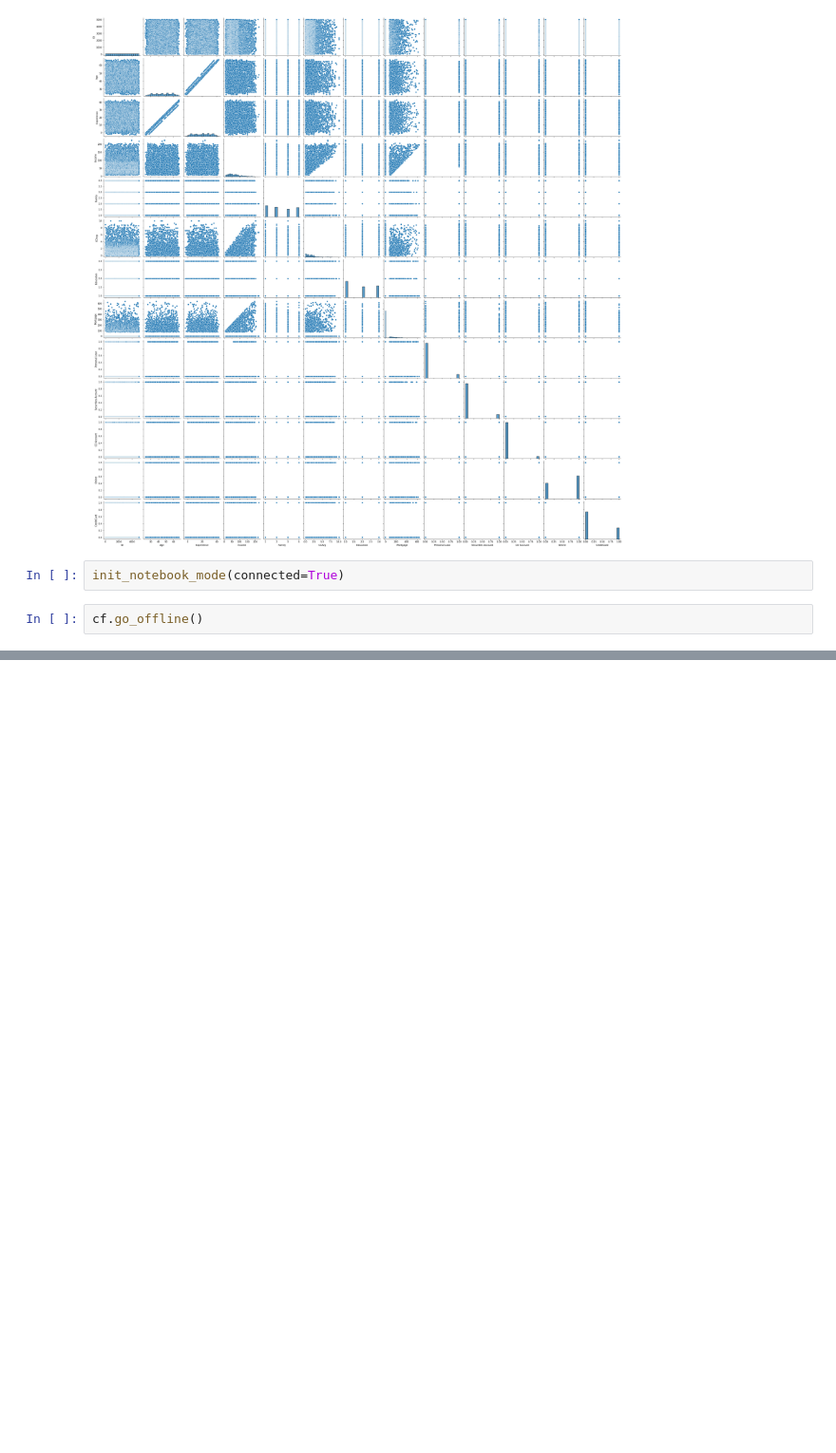
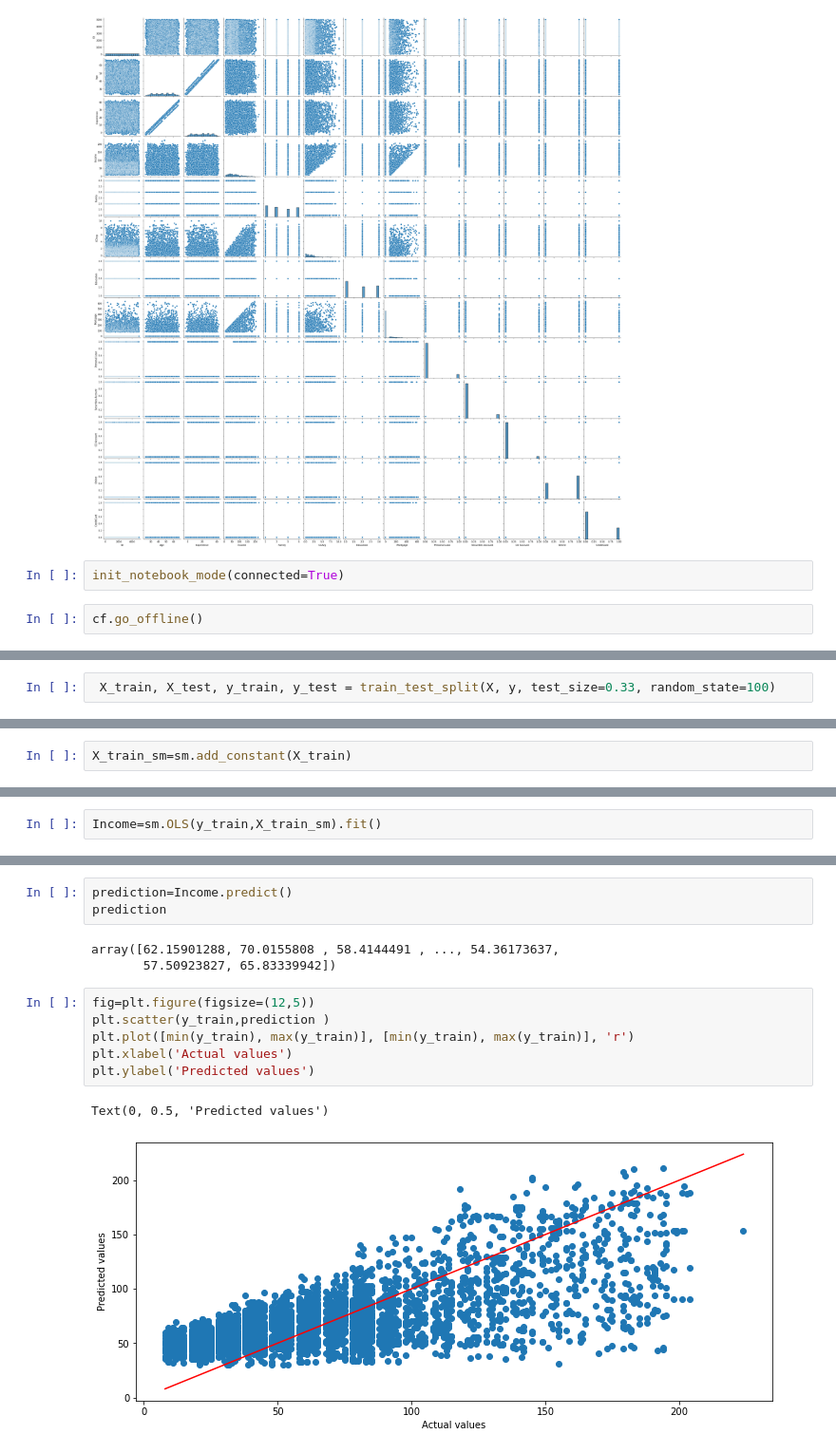
Before and after one commit to BubutorCorbanEnam/BANK-PERSONAL-LOAN-MODELLING-DigiCap-Capstone-Project-, a Jupyter notebook: BANK PERSONAL LOAN MODELLING (DigiCap Capstone Project).ipynb, the cells around one changed output, grey strips where cells are left out. Shown at 95% size. Cells and saved outputs as stored; diff of their text form; blank space fills up the shorter version.

```diff
--- a/BANK PERSONAL LOAN MODELLING (DigiCap Capstone Project).ipynb
+++ b/BANK PERSONAL LOAN MODELLING (DigiCap Capstone Project).ipynb
@@ -231,0 +299,2 @@ df
+# %%
+ X_train, X_test, y_train, y_test = train_test_split(X, y, test_size=0.33, random_state=100)
@@ -231,0 +303,2 @@ df
+# %%
+X_train_sm=sm.add_constant(X_train)
@@ -231,0 +307,2 @@ df
+# %%
+Income=sm.OLS(y_train,X_train_sm).fit()
@@ -231,0 +348,15 @@ df
+# %%
+prediction=Income.predict()
+prediction
+# %% [output]
+array([62.15901288, 70.0155808 , 58.4144491 , ..., 54.36173637,
+       57.50923827, 65.83339942])
+# %%
+fig=plt.figure(figsize=(12,5))
+plt.scatter(y_train,prediction )
+plt.plot([min(y_train), max(y_train)], [min(y_train), max(y_train)], 'r')
+plt.xlabel('Actual values')
+plt.ylabel('Predicted values')
+# %% [output]
+Text(0, 0.5, 'Predicted values')
+[figure, added]
```
Also changed, not shown: parts of 18 cells of this notebook.
